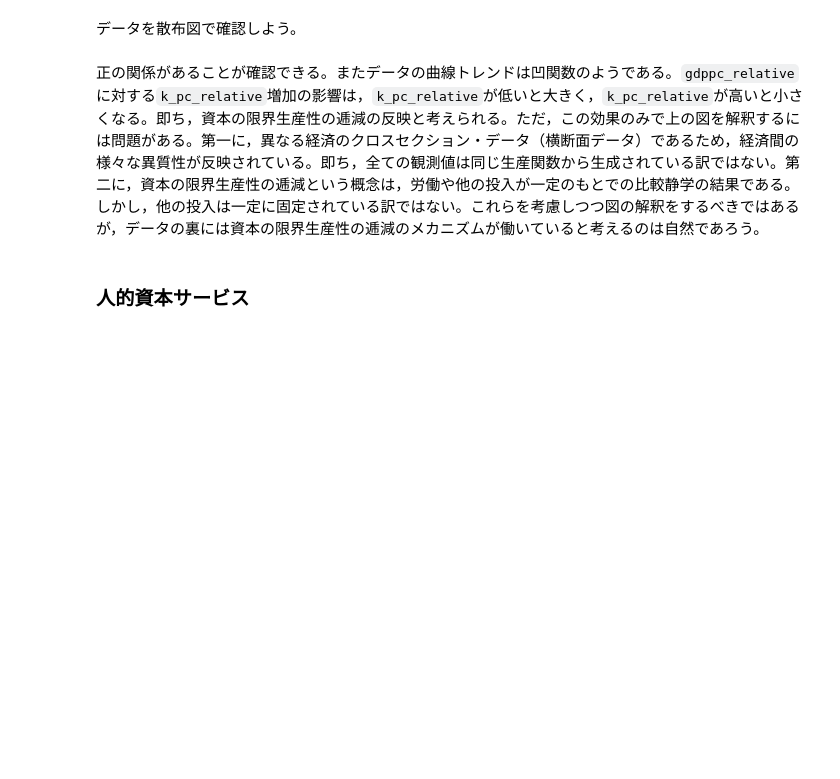
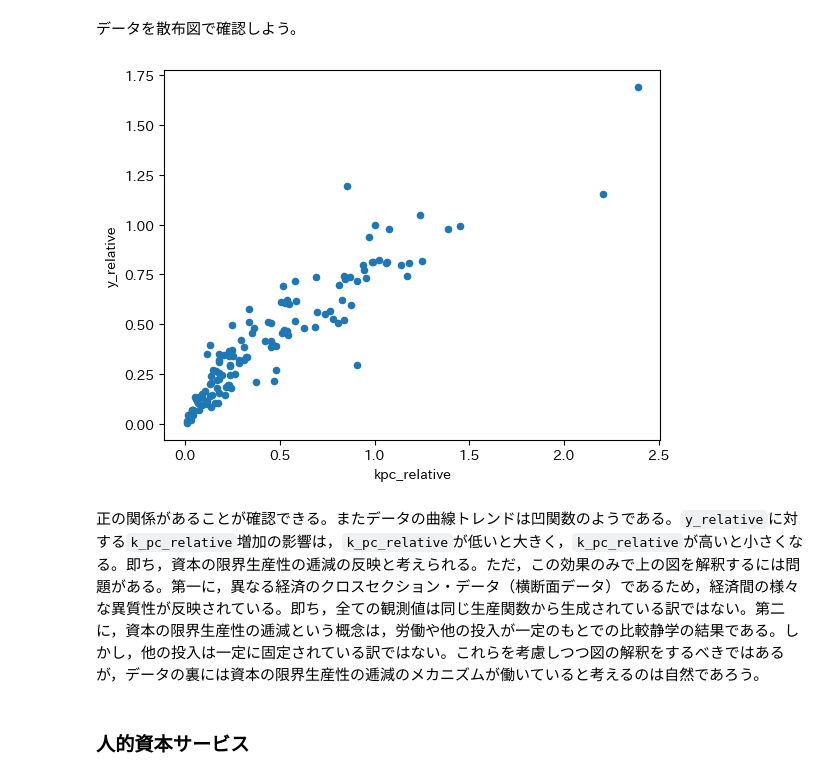
Before and after one commit to Py4Macro/py4macro.github.io, a Jupyter notebook: 5a_Development_Accounting.ipynb, the cells around one changed output. Drawn from its saved outputs; the diff is of its cells as text; code cells hidden in the pictures; blank space fills up the shorter version.

```diff
--- a/5a_Development_Accounting.ipynb
+++ b/5a_Development_Accounting.ipynb
@@ -386,10 +545,12 @@ df['kpc_relative'] = df['kpc'] / us['kpc'].iloc[0]
 # %% [markdown]
 データを散布図で確認しよう。
 # %%
-df.plot.scatter(x='kpc_relative', y='gdppc_relative')
+df.plot.scatter(x='kpc_relative', y='y_relative')
 pass
+# %% [output]
+[figure, added]
 # %% [markdown]
-正の関係があることが確認できる。またデータの曲線トレンドは凹関数のようである。`gdppc_relative`に対する`k_pc_relative`増加の影響は，`k_pc_relative`が低いと大きく，`k_pc_relative`が高いと小さくなる。即ち，資本の限界生産性の逓減の反映と考えられる。ただ，この効果のみで上の図を解釈するには問題がある。第一に，異なる経済のクロスセクション・データ（横断面データ）であるため，経済間の様々な異質性が反映されている。即ち，全ての観測値は同じ生産関数から生成されている訳ではない。第二に，資本の限界生産性の逓減という概念は，労働や他の投入が一定のもとでの比較静学の結果である。しかし，他の投入は一定に固定されている訳ではない。これらを考慮しつつ図の解釈をするべきではあるが，データの裏には資本の限界生産性の逓減のメカニズムが働いていると考えるのは自然であろう。
+正の関係があることが確認できる。またデータの曲線トレンドは凹関数のようである。`y_relative`に対する`k_pc_relative`増加の影響は，`k_pc_relative`が低いと大きく，`k_pc_relative`が高いと小さくなる。即ち，資本の限界生産性の逓減の反映と考えられる。ただ，この効果のみで上の図を解釈するには問題がある。第一に，異なる経済のクロスセクション・データ（横断面データ）であるため，経済間の様々な異質性が反映されている。即ち，全ての観測値は同じ生産関数から生成されている訳ではない。第二に，資本の限界生産性の逓減という概念は，労働や他の投入が一定のもとでの比較静学の結果である。しかし，他の投入は一定に固定されている訳ではない。これらを考慮しつつ図の解釈をするべきではあるが，データの裏には資本の限界生産性の逓減のメカニズムが働いていると考えるのは自然であろう。
 # %% [markdown]
 ### 人的資本サービス
 # %% [markdown]
```
Also changed, not shown: parts of 60 cells of this notebook.
